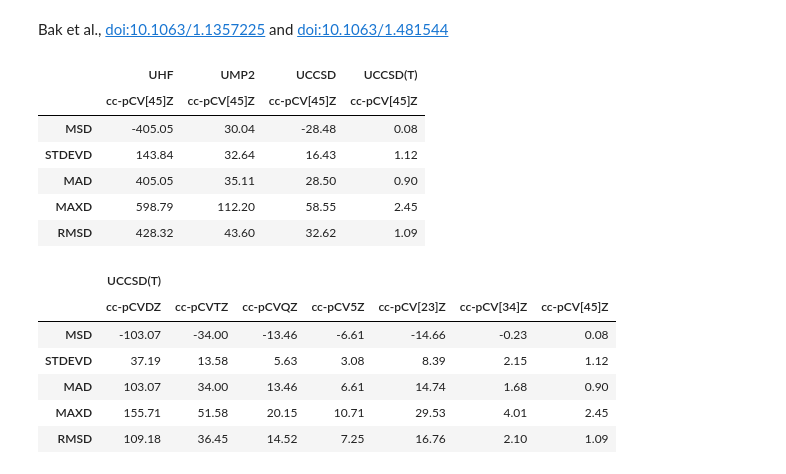
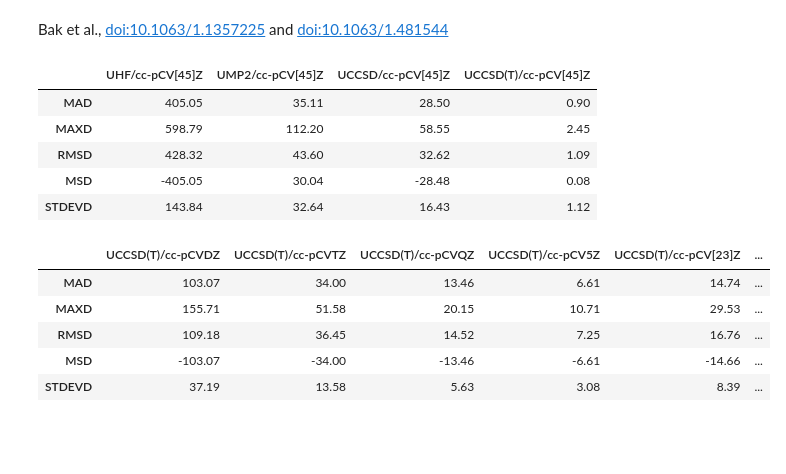
Before and after one commit to molpro/pymolpro, a Jupyter notebook: docs/source/examples/thermochemical_benchmark_Bak2000_atomisations.ipynb, the cells around one changed output. Drawn from its saved outputs; the diff is of its cells as text; code cells hidden in the pictures; blank space fills up the shorter version.

```diff
--- a/docs/source/examples/thermochemical_benchmark_Bak2000_atomisations.ipynb
+++ b/docs/source/examples/thermochemical_benchmark_Bak2000_atomisations.ipynb
@@ -10,11 +10,7 @@ backend = 'local'  # If preferred, change this to one of the backends in your ~/
 project_name = 'Bak2000_atomisations'
 parallel = None  # how many jobs to run at once
 # %%
-methods = {"HF": ["hf", "uhf"],
-"MP2": ["mp2", "ump2"],
-# "MP3": ["mp3", "ump3"],
-# "MP4": ["mp4", "ump4"],
-"CCSD": ["ccsd", "uccsd"], "CCSD(T)": ["ccsd(t)", "uccsd(t)"], }
+methods = ['UHF', 'UMP2', 'UCCSD', 'UCCSD(T)' ]
 bases = ['cc-pCVDZ', 'cc-pCVTZ', 'cc-pCVQZ', 'cc-pCV5Z']
 # %%
 db = pymolpro.database.load("Bak2000_atomisations")
@@ -23,12 +19,12 @@ results = {}
 for method in methods:
     results[method] = {}
     for basis in bases:
-        results[method][basis] = pymolpro.database.run(db, methods[method], basis, location=project_name,
+        results[method][basis] = pymolpro.database.run(db, method=method, basis=basis, location=project_name,
                                                        backend=backend,
-                                                       preamble="core,small", parallel=parallel)
+                                                       core_correlation="small", parallel=parallel)
 # %%
 for method in methods:
-    for result in pymolpro.database.basis_extrapolate(results[method].values(), results['HF'].values()):
+    for result in pymolpro.database.basis_extrapolate(results[method].values(), results['UHF'].values()):
         results[method][result.basis] = result
     for basis in results[method]:
         if basis not in bases: bases.append(basis)
@@ -41,29 +37,27 @@ with open(project_name + '.method_errors.tex', 'w') as tf:
     tf.write(method_errors.style.format(precision=2).to_latex(hrules=True,multicol_align='c',caption='Method errors'))
 method_errors
 # %% [output]
-|  | UHF | UMP2 | UCCSD | UCCSD(T) |
-|  | cc-pCV[45]Z | cc-pCV[45]Z | cc-pCV[45]Z | cc-pCV[45]Z |
-| MSD | -405.05 | 30.04 | -28.48 | 0.08 |
-| STDEVD | 143.84 | 32.64 | 16.43 | 1.12 |
+|  | UHF/cc-pCV[45]Z | UMP2/cc-pCV[45]Z | UCCSD/cc-pCV[45]Z | UCCSD(T)/cc-pCV[45]Z |
 | MAD | 405.05 | 35.11 | 28.50 | 0.90 |
 | MAXD | 598.79 | 112.20 | 58.55 | 2.45 |
 | RMSD | 428.32 | 43.60 | 32.62 | 1.09 |
+| MSD | -405.05 | 30.04 | -28.48 | 0.08 |
+| STDEVD | 143.84 | 32.64 | 16.43 | 1.12 |
 # %%
 pd.set_option('display.precision', 2)
-basis_errors=pymolpro.database.analyse([results['CCSD(T)'][basis] for basis in bases], db, 'kj/mol')[
+basis_errors=pymolpro.database.analyse([results['UCCSD(T)'][basis] for basis in bases], db, 'kj/mol')[
     'reaction statistics']
 with open(project_name + '.basis_errors.tex', 'w') as tf:
     tf.write('\\ifx\\toprule\\undefined\\def\\toprule{\\hline\\hline}\n\\def\\midrule{\\hline}\n\\def\\bottomrule{\\hline\\hline}\\fi') # or \usepackage{booktabs}
     tf.write(basis_errors.style.format(precision=2).to_latex(hrules=True,multicol_align='c',caption='Basis errors'))
 basis_errors
 # %% [output]
-|  | UCCSD(T) |  |  |  |  |  |  |
-|  | cc-pCVDZ | cc-pCVTZ | cc-pCVQZ | cc-pCV5Z | cc-pCV[23]Z | cc-pCV[34]Z | cc-pCV[45]Z |
-| MSD | -103.07 | -34.00 | -13.46 | -6.61 | -14.66 | -0.23 | 0.08 |
-| STDEVD | 37.19 | 13.58 | 5.63 | 3.08 | 8.39 | 2.15 | 1.12 |
-| MAD | 103.07 | 34.00 | 13.46 | 6.61 | 14.74 | 1.68 | 0.90 |
-| MAXD | 155.71 | 51.58 | 20.15 | 10.71 | 29.53 | 4.01 | 2.45 |
-| RMSD | 109.18 | 36.45 | 14.52 | 7.25 | 16.76 | 2.10 | 1.09 |
+|  | UCCSD(T)/cc-pCVDZ | UCCSD(T)/cc-pCVTZ | UCCSD(T)/cc-pCVQZ | UCCSD(T)/cc-pCV5Z | UCCSD(T)/cc-pCV[23]Z | ... |
+| MAD | 103.07 | 34.00 | 13.46 | 6.61 | 14.74 | ... |
+| MAXD | 155.71 | 51.58 | 20.15 | 10.71 | 29.53 | ... |
+| RMSD | 109.18 | 36.45 | 14.52 | 7.25 | 16.76 | ... |
+| MSD | -103.07 | -34.00 | -13.46 | -6.61 | -14.66 | ... |
+| STDEVD | 37.19 | 13.58 | 5.63 | 3.08 | 8.39 | ... |
 # %%
 import matplotlib.pyplot as plt
 
```
Also changed, not shown: parts of 1 cell of this notebook, 7 other files.
